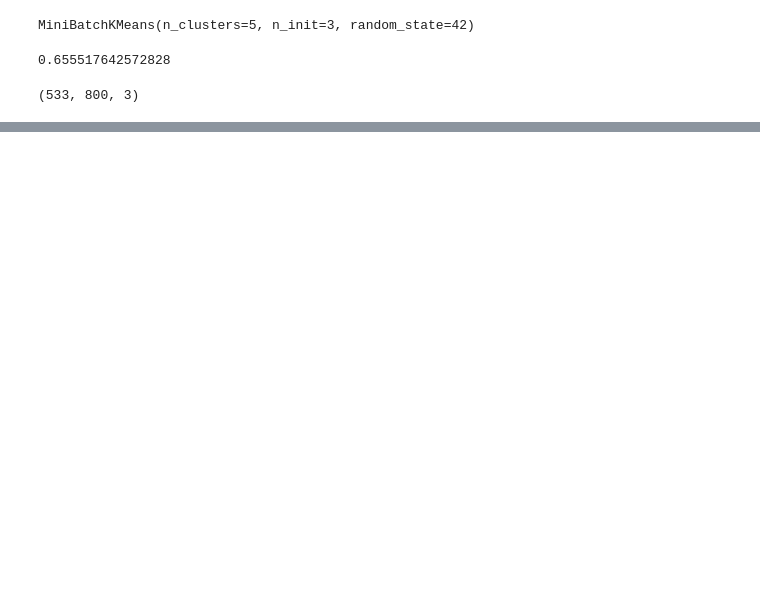
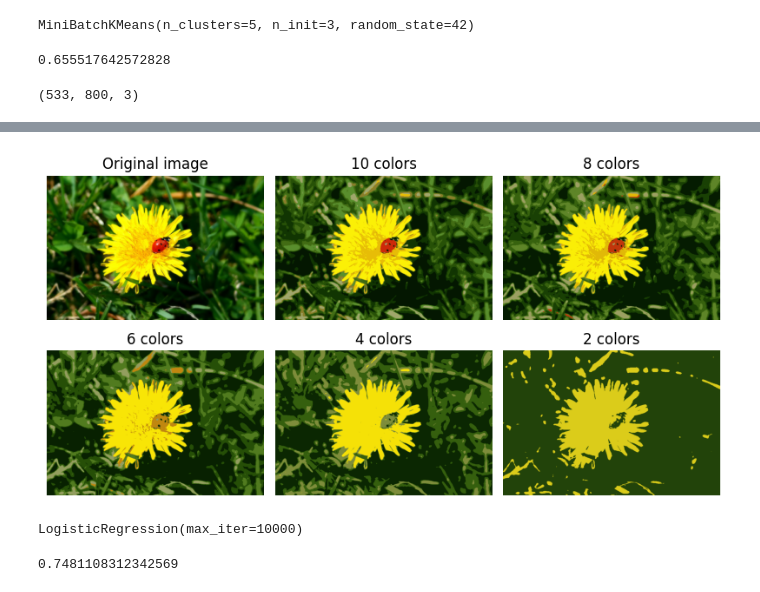
Before and after one commit to kk412027247/nlp, a Jupyter notebook: chapter 9/unsupervised_learning_techniques.ipynb, the cells around one changed output, grey strips where cells are left out. Drawn from its saved outputs; the diff is of its cells as text; code cells hidden in the pictures; blank space fills up the shorter version.

```diff
--- a/chapter 9/unsupervised_learning_techniques.ipynb
+++ b/chapter 9/unsupervised_learning_techniques.ipynb
@@ -175,0 +168,25 @@ array([[25, 29,  2],
+# %%
+segmented_imgs = []
+n_colors = (10, 8, 6, 4, 2)
+for n_clusters in n_colors:
+    kmeans = KMeans(n_clusters=n_clusters, n_init=10, random_state=42).fit(X)
+    segmented_img = kmeans.cluster_centers_[kmeans.labels_]
+    segmented_imgs.append(segmented_img.reshape(image.shape))
+
+plt.figure(figsize=(10, 5))
+plt.subplots_adjust(wspace=0.05, hspace=0.1)
+
+plt.subplot(2, 3, 1)
+plt.imshow(image)
+plt.title("Original image")
+plt.axis('off')
+
+for idx, n_clusters in enumerate(n_colors):
+    plt.subplot(2, 3, 2 + idx)
+    plt.imshow(segmented_imgs[idx] / 255)
+    plt.title(f"{n_clusters} colors")
+    plt.axis('off')
+
+plt.show()
+# %% [output]
+[figure, added]
@@ -175,0 +199,12 @@ array([[25, 29,  2],
+# %%
+from sklearn.linear_model import LogisticRegression
+
+n_labeled = 50
+log_reg = LogisticRegression(max_iter=10_000)
+log_reg.fit(X_train[:n_labeled], y_train[:n_labeled])
+# %% [output]
+LogisticRegression(max_iter=10000)
+# %%
+log_reg.score(X_test, y_test)
+# %% [output]
+0.7481108312342569
```
Also changed, not shown: parts of 19 cells of this notebook.
